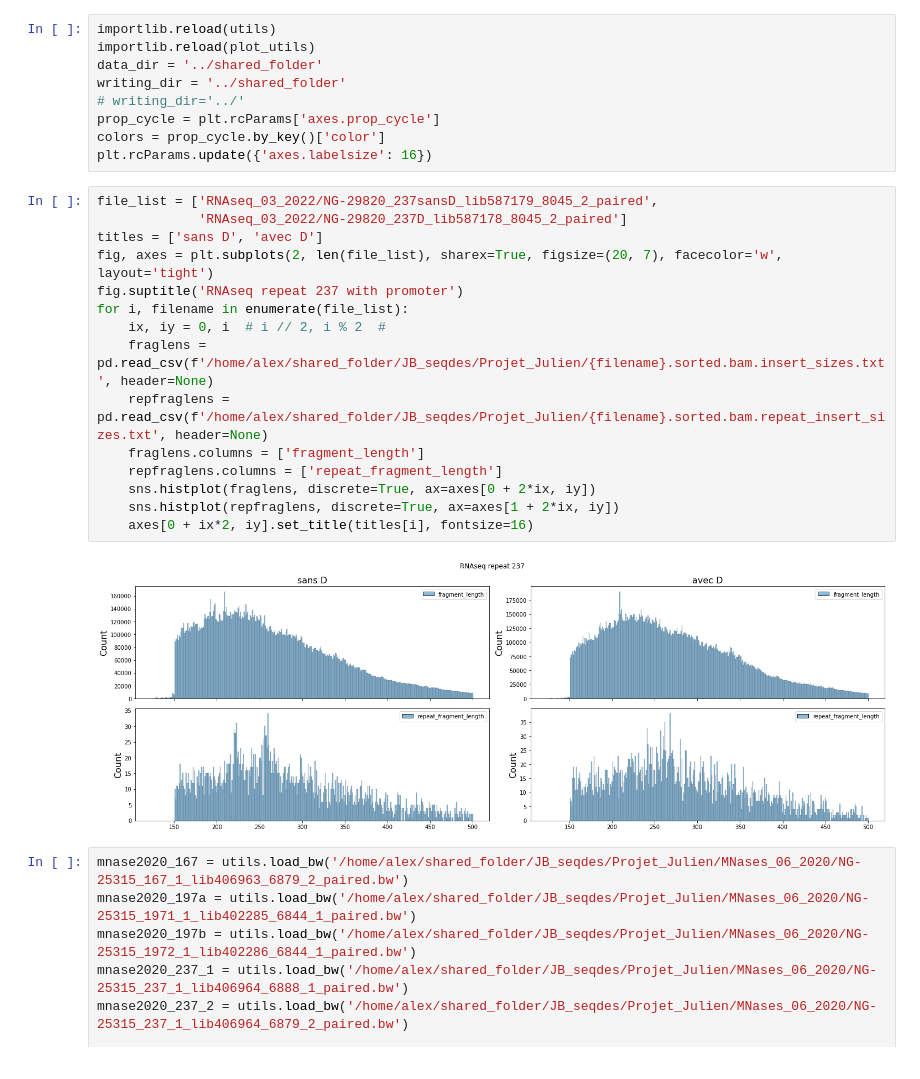
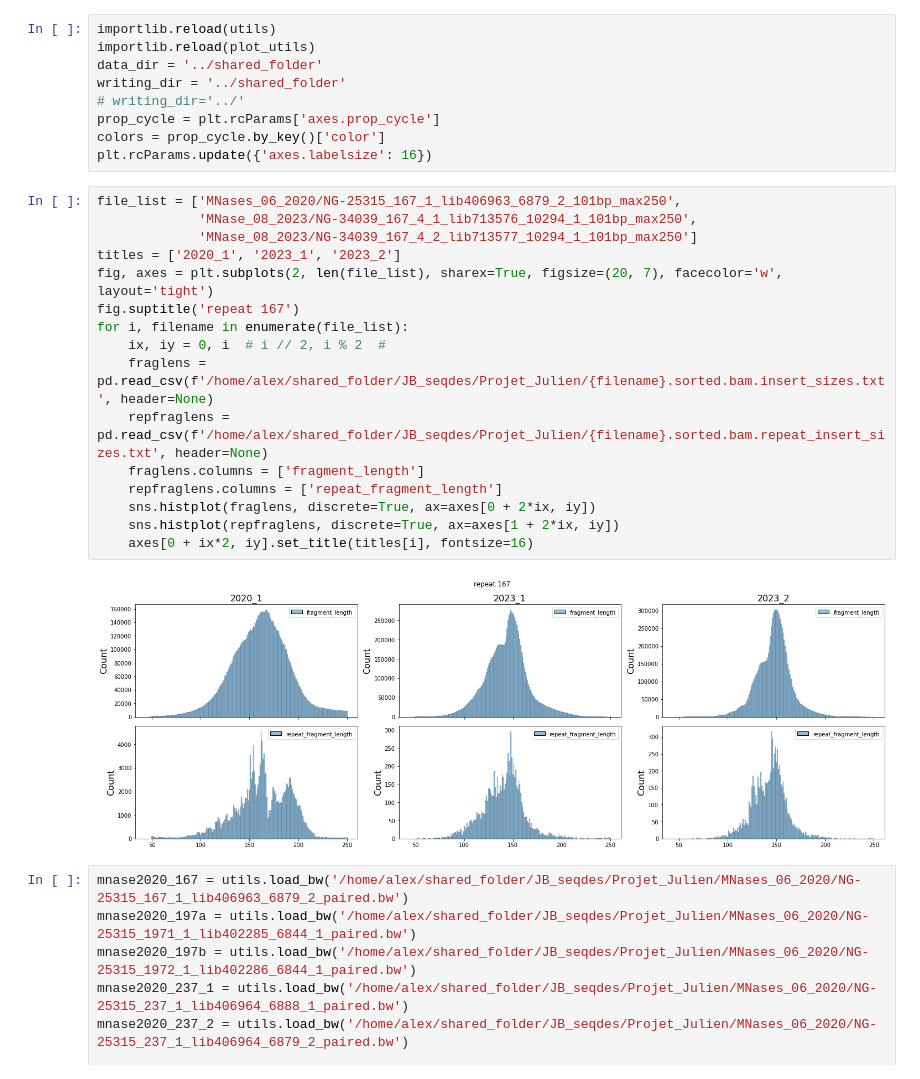
Before and after one commit to Alexwestbrook/mnhn-internship_DeepCNN_ChIP-seq, a Jupyter notebook: JB_alignment_analysis.ipynb, the cells around one changed output. Cells and saved outputs as stored; diff of their text form.

```diff
--- a/JB_alignment_analysis.ipynb
+++ b/JB_alignment_analysis.ipynb
@@ -30,22 +30,23 @@ prop_cycle = plt.rcParams['axes.prop_cycle']
 colors = prop_cycle.by_key()['color']
 plt.rcParams.update({'axes.labelsize': 16})
 # %%
-file_list = ['RNAseq_03_2022/NG-29820_237sansD_lib587179_8045_2_paired',
-             'RNAseq_03_2022/NG-29820_237D_lib587178_8045_2_paired']
-titles = ['sans D', 'avec D']
+file_list = ['MNases_06_2020/NG-25315_167_1_lib406963_6879_2_101bp_max250',
+             'MNase_08_2023/NG-34039_167_4_1_lib713576_10294_1_101bp_max250',
+             'MNase_08_2023/NG-34039_167_4_2_lib713577_10294_1_101bp_max250']
+titles = ['2020_1', '2023_1', '2023_2']
 fig, axes = plt.subplots(2, len(file_list), sharex=True, figsize=(20, 7), facecolor='w', layout='tight')
-fig.suptitle('RNAseq repeat 237 with promoter')
+fig.suptitle('repeat 167')
 for i, filename in enumerate(file_list):
     ix, iy = 0, i  # i // 2, i % 2  #
     fraglens = pd.read_csv(f'/home/alex/shared_folder/JB_seqdes/Projet_Julien/{filename}.sorted.bam.insert_sizes.txt', header=None)
     repfraglens = pd.read_csv(f'/home/alex/shared_folder/JB_seqdes/Projet_Julien/{filename}.sorted.bam.repeat_insert_sizes.txt', header=None)
     fraglens.columns = ['fragment_length']
     repfraglens.columns = ['repeat_fragment_length']
     sns.histplot(fraglens, discrete=True, ax=axes[0 + 2*ix, iy])
     sns.histplot(repfraglens, discrete=True, ax=axes[1 + 2*ix, iy])
     axes[0 + ix*2, iy].set_title(titles[i], fontsize=16)
 # %% [output]
-[figure, old version]
+[figure, new version]
 # %%
 mnase2020_167 = utils.load_bw('/home/alex/shared_folder/JB_seqdes/Projet_Julien/MNases_06_2020/NG-25315_167_1_lib406963_6879_2_paired.bw')
 mnase2020_197a = utils.load_bw('/home/alex/shared_folder/JB_seqdes/Projet_Julien/MNases_06_2020/NG-25315_1971_1_lib402285_6844_1_paired.bw')
```
Also changed, not shown: parts of 4 cells of this notebook, 1 other file.
